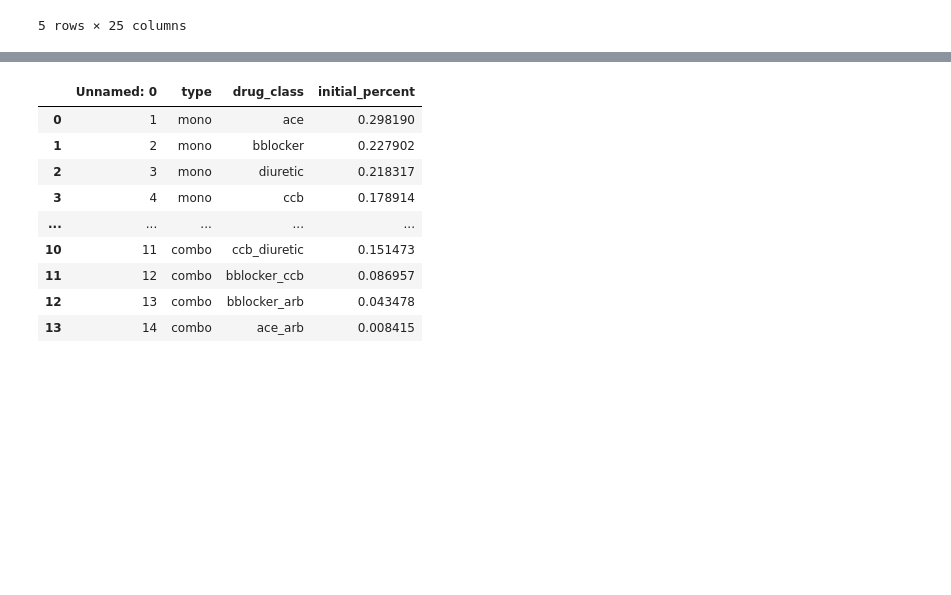
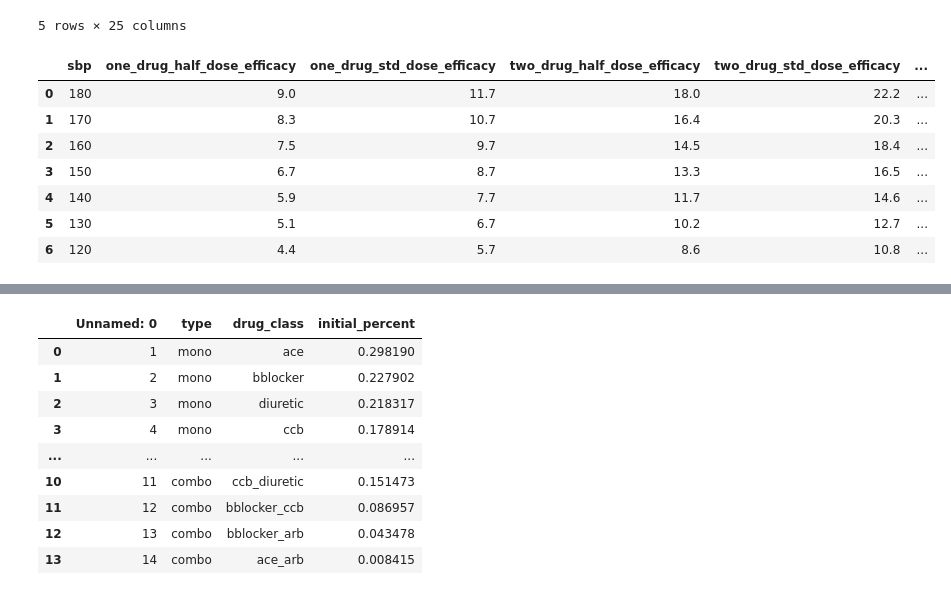
Before and after one commit to ihmeuw/vivarium_research_nih_us_cvd, a Jupyter notebook: Treatments_and_adherence.ipynb, the cells around one changed output, grey strips where cells are left out. Saved outputs shown, nothing was run; the diff lists cells and outputs as text; code cells hidden in the pictures; blank space fills up the shorter version.

```diff
--- a/Treatments_and_adherence.ipynb
+++ b/Treatments_and_adherence.ipynb
@@ -67,6 +67,17 @@ sbp_eff
 sbp_eff_data={'sbp':[180,170,160,150,140,130,120],'one_drug_half_dose_efficacy':[9.0,8.3,7.5,6.7,5.9,5.1,4.4],'one_drug_std_dose_efficacy':[11.7,10.7,9.7,8.7,7.7,6.7,5.7],'two_drug_half_dose_efficacy':[18.0,16.4,14.5,13.3,11.7,10.2,8.6],'two_drug_std_dose_efficacy':[22.2,20.3,18.4,16.5,14.6,12.7,10.8],'three_drug_half_dose_efficacy':[26.9,24.6,22.2,19.9,17.6,15.2,12.9],'three_drug_std_dose_efficacy':[31.7,29.0,26.3,23.6,20.9,18.2,15.5]}
 sbp_eff_new=pd.DataFrame(sbp_eff_data)
 sbp_eff_new.to_csv('/share/scratch/projects/cvd_gbd/cvd_re/simulation_science/drug_efficacy_sbp_new.csv')
+# %%
+sbp_eff_new
+# %% [output]
+|  | sbp | one_drug_half_dose_efficacy | one_drug_std_dose_efficacy | two_drug_half_dose_efficacy | two_drug_std_dose_efficacy | ... |
+| 0 | 180 | 9.0 | 11.7 | 18.0 | 22.2 | ... |
+| 1 | 170 | 8.3 | 10.7 | 16.4 | 20.3 | ... |
+| 2 | 160 | 7.5 | 9.7 | 14.5 | 18.4 | ... |
+| 3 | 150 | 6.7 | 8.7 | 13.3 | 16.5 | ... |
+| 4 | 140 | 5.9 | 7.7 | 11.7 | 14.6 | ... |
+| 5 | 130 | 5.1 | 6.7 | 10.2 | 12.7 | ... |
+| 6 | 120 | 4.4 | 5.7 | 8.6 | 10.8 | ... |
 # %%
 ldl_eff_data={'medication_category':['low_intensity','medium_intensity','high_intensity','low_med_with_non_statin','high_with_non_statin'],'efficacy':[24.67,37.7,51.5,45.0,55.67]}
 ldl_eff=pd.DataFrame(ldl_eff_data)
```
Also changed, not shown: parts of 3 cells of this notebook, 1 other file.
